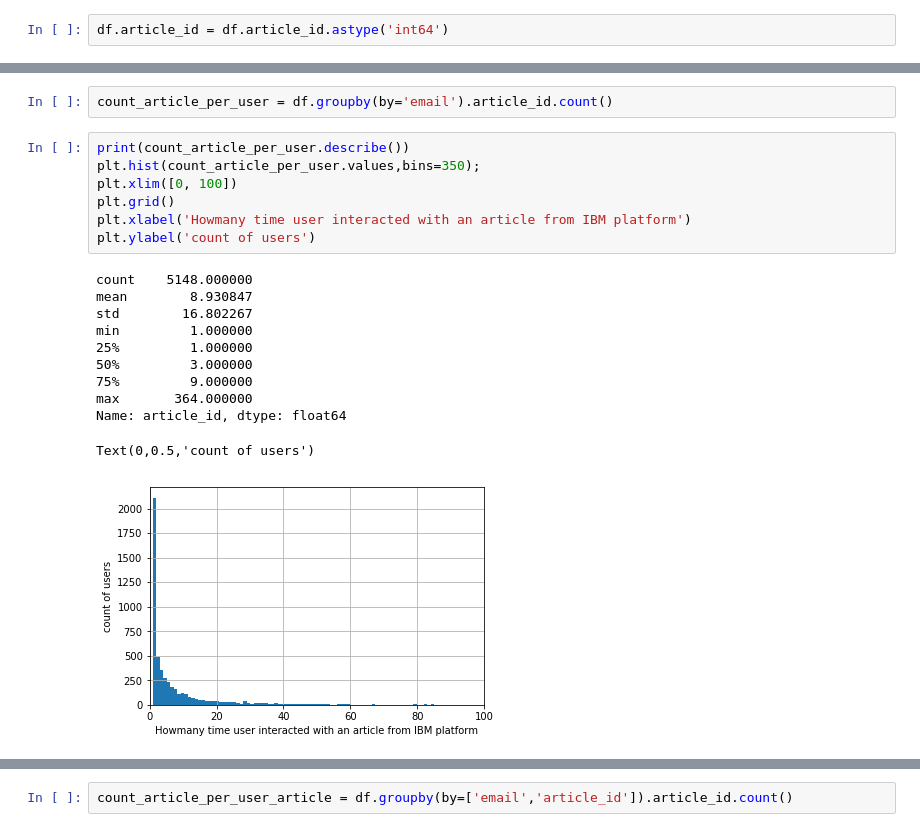
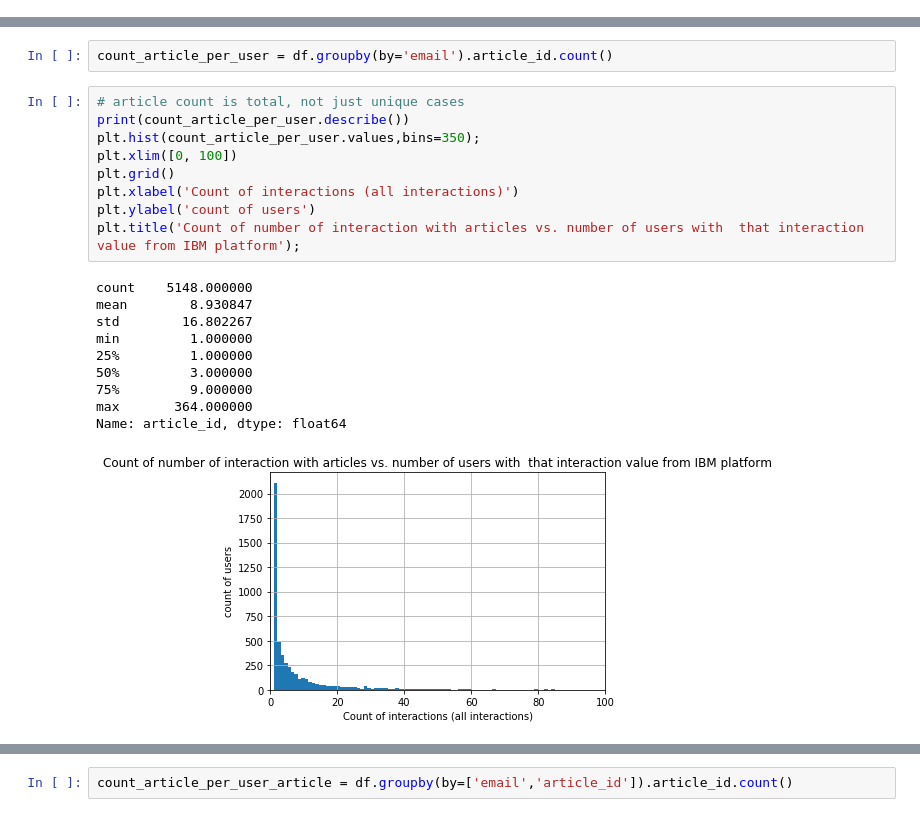
Before and after one commit to ania4data/IBM_recommendation_system, a Jupyter notebook: Recommendations_with_IBM.ipynb, the cells around one changed output, grey strips where cells are left out. Cells and saved outputs as stored; diff of their text form.

```diff
--- a/Recommendations_with_IBM.ipynb
+++ b/Recommendations_with_IBM.ipynb
@@ -57,2 +45,0 @@ df_content.article_id.nunique()
-# %%
-df.article_id = df.article_id.astype('int64')
@@ -181,21 +56,22 @@ dtype: int64
 # %%
 count_article_per_user = df.groupby(by='email').article_id.count()
 # %%
+# article count is total, not just unique cases
 print(count_article_per_user.describe())
 plt.hist(count_article_per_user.values,bins=350);
 plt.xlim([0, 100])
 plt.grid()
-plt.xlabel('Howmany time user interacted with an article from IBM platform')
+plt.xlabel('Count of interactions (all interactions)')
 plt.ylabel('count of users')
+plt.title('Count of number of interaction with articles vs. number of users with  that interaction value from IBM platform');
 # %% [output]
 count    5148.000000
 mean        8.930847
 std        16.802267
 min         1.000000
 25%         1.000000
 50%         3.000000
 75%         9.000000
 max       364.000000
 Name: article_id, dtype: float64
-Text(0,0.5,'count of users')
-[figure, old version]
+[figure, new version]
```
Also changed, not shown: parts of 171 cells of this notebook.
